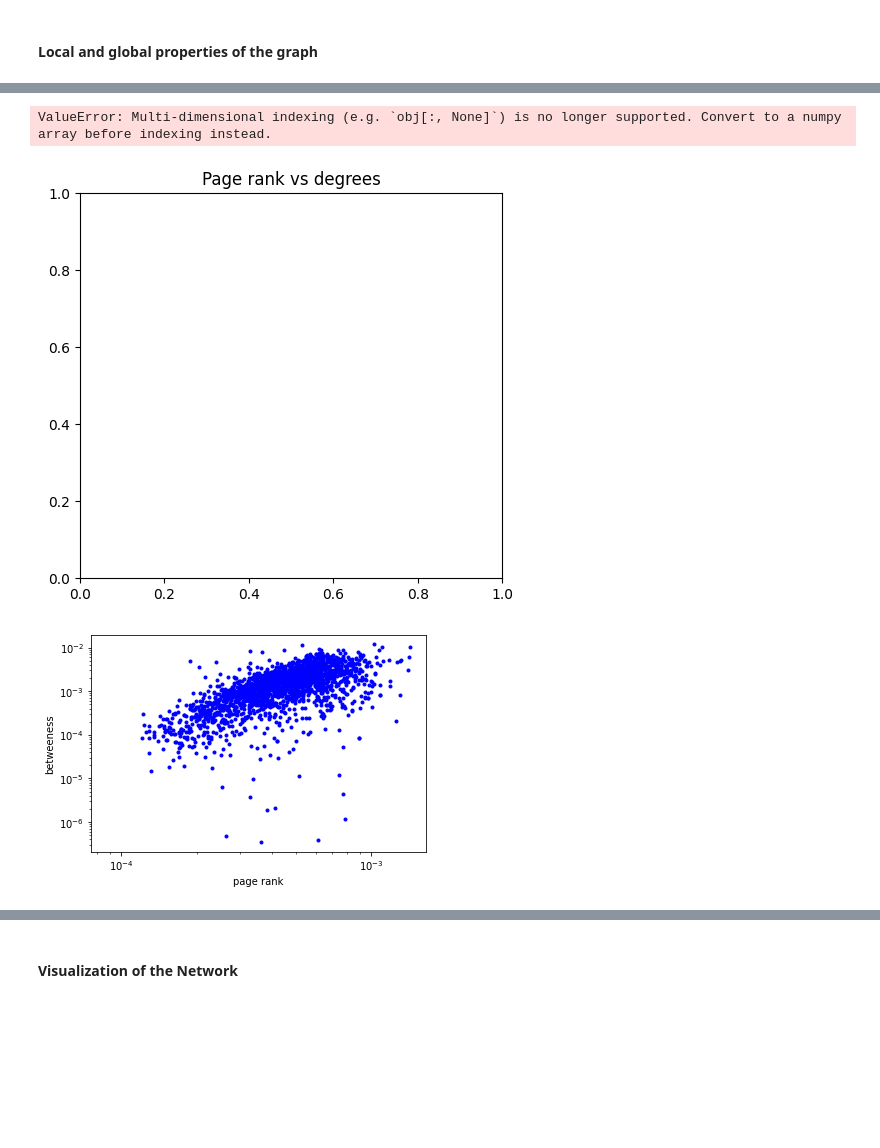
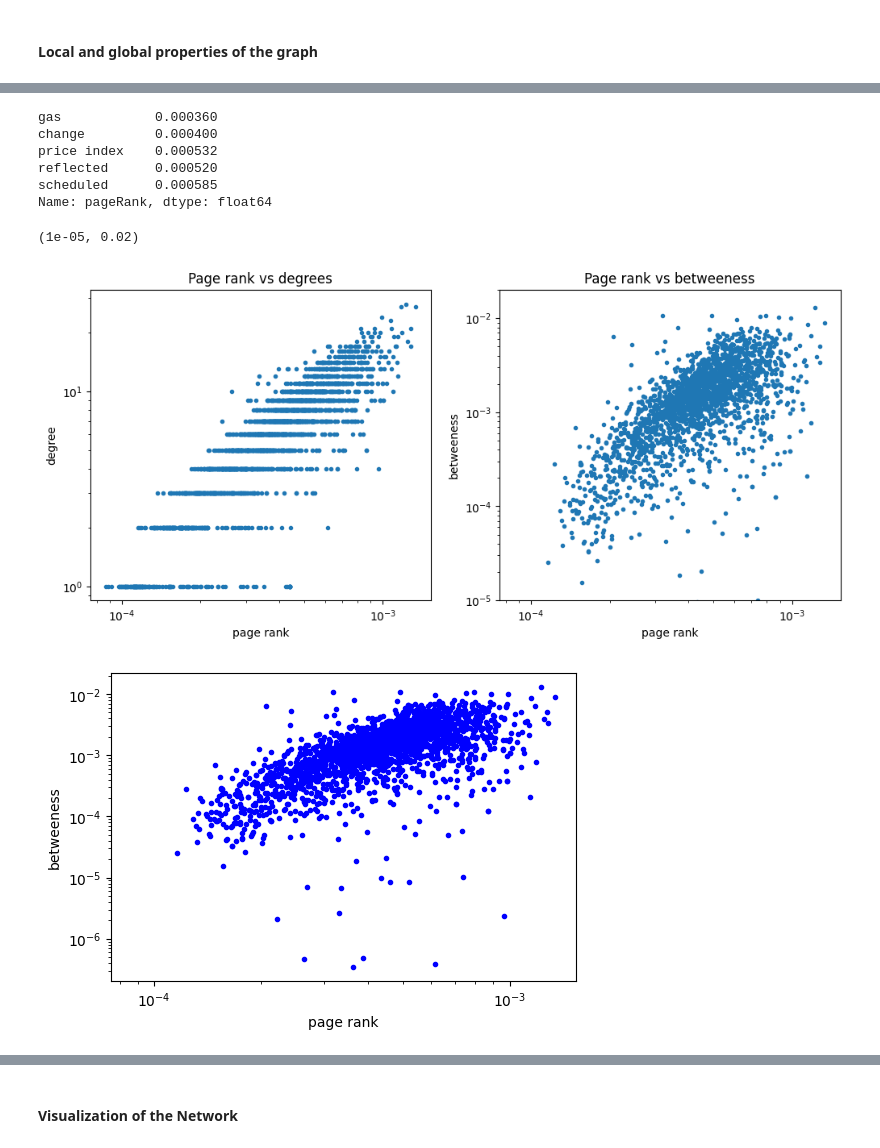
Before and after one commit to PacktPublishing/Graph-Machine-Learning, a Jupyter notebook: Chapter08/01_nlp_graph_creation.ipynb, the cells around one changed output, grey strips where cells are left out. Drawn from its saved outputs; the diff is of its cells as text; code cells hidden in the pictures; blank space fills up the shorter version.

```diff
--- a/Chapter08/01_nlp_graph_creation.ipynb
+++ b/Chapter08/01_nlp_graph_creation.ipynb
@@ -549,37 +535,46 @@ kpis = pd.concat({
     "degrees": degrees,
     "betweeness": _betweeness
 }, axis=1)
+# %%
+kpis["pageRank"].head()
+# %% [output]
+gas            0.000360
+change         0.000400
+price index    0.000532
+reflected      0.000520
+scheduled      0.000585
+Name: pageRank, dtype: float64
 # %%
 plt.figure(figsize=(12, 5))
 
 plt.subplot(1,2,1)
 plt.title("Page rank vs degrees")
-plt.plot(kpis["pageRank"], kpis["degrees"], '.', color="tab:blue")
+plt.plot(kpis["pageRank"].values, kpis["degrees"].values, '.', color="tab:blue")
 plt.xlabel("page rank")
 plt.ylabel("degree")
 plt.xscale("log")
 plt.yscale("log")
 
 plt.subplot(1,2,2)
 plt.title("Page rank vs betweeness")
-plt.plot(kpis["pageRank"], kpis["betweeness"], '.', color="tab:blue")
+plt.plot(kpis["pageRank"].values, kpis["betweeness"].values, '.', color="tab:blue")
 plt.xlabel("page rank")
 plt.ylabel("betweeness")
 plt.xscale("log")
 plt.yscale("log")
 plt.ylim([1E-5, 2E-2])
 # %% [output]
-ValueError: Multi-dimensional indexing (e.g. `obj[:, None]`) is no longer supported. Convert to a numpy array before indexing instead.
+(1e-05, 0.02)
-[figure, old version]
+[figure, new version]
 # %%
 plt.figure(figsize=(6,4))
-plt.plot(kpis["pageRank"], kpis["betweeness"], 'b.')
+plt.plot(kpis["pageRank"].values, kpis["betweeness"].values, 'b.')
 plt.xlabel("page rank")
 plt.ylabel("betweeness")
 plt.xscale("log")
 plt.yscale("log")
 # %% [output]
-[figure, old version]
+[figure, new version]
 # %%
 plt.figure(figsize=(12, 5))
 
```
Also changed, not shown: parts of 53 cells of this notebook, 8 other files.
